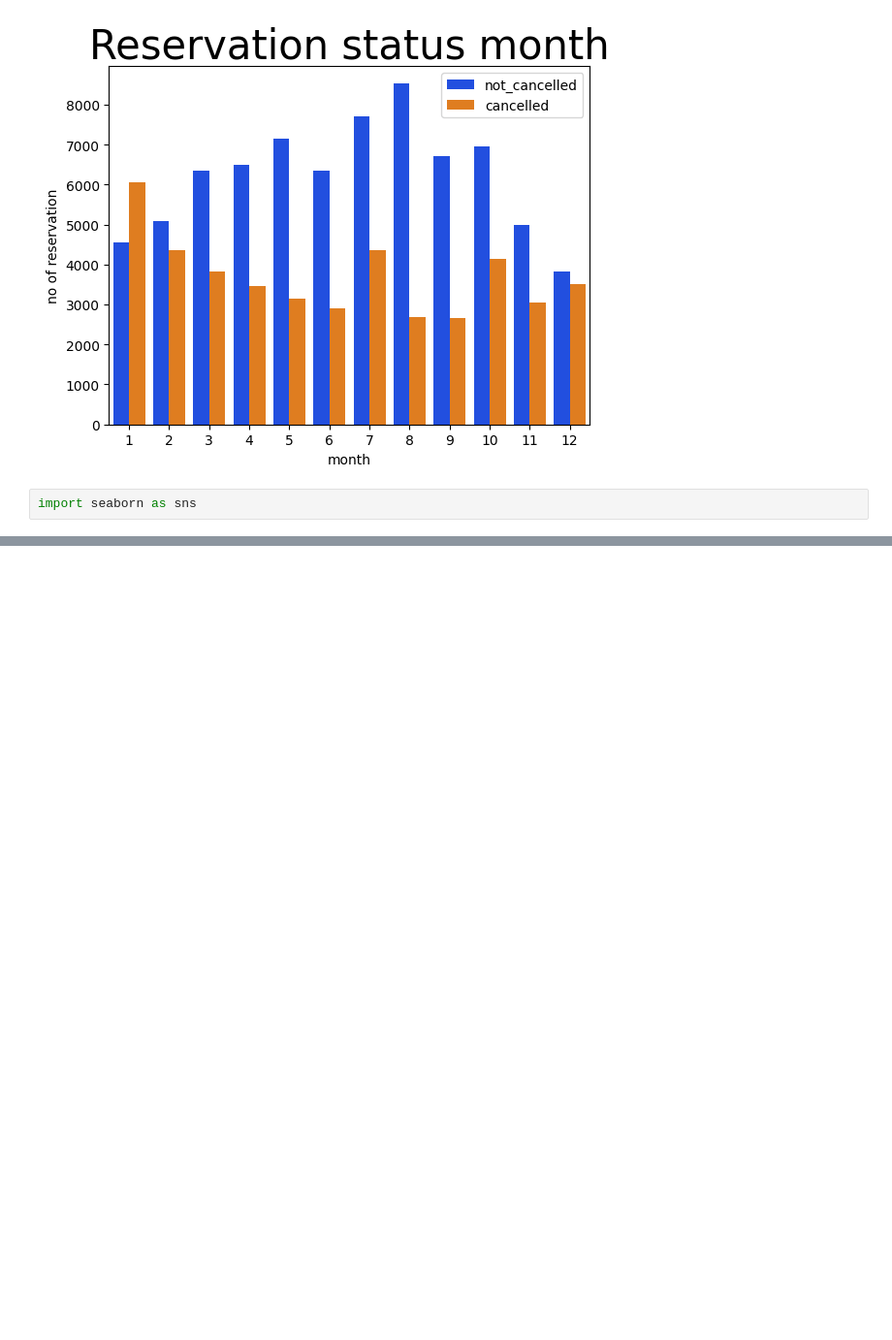
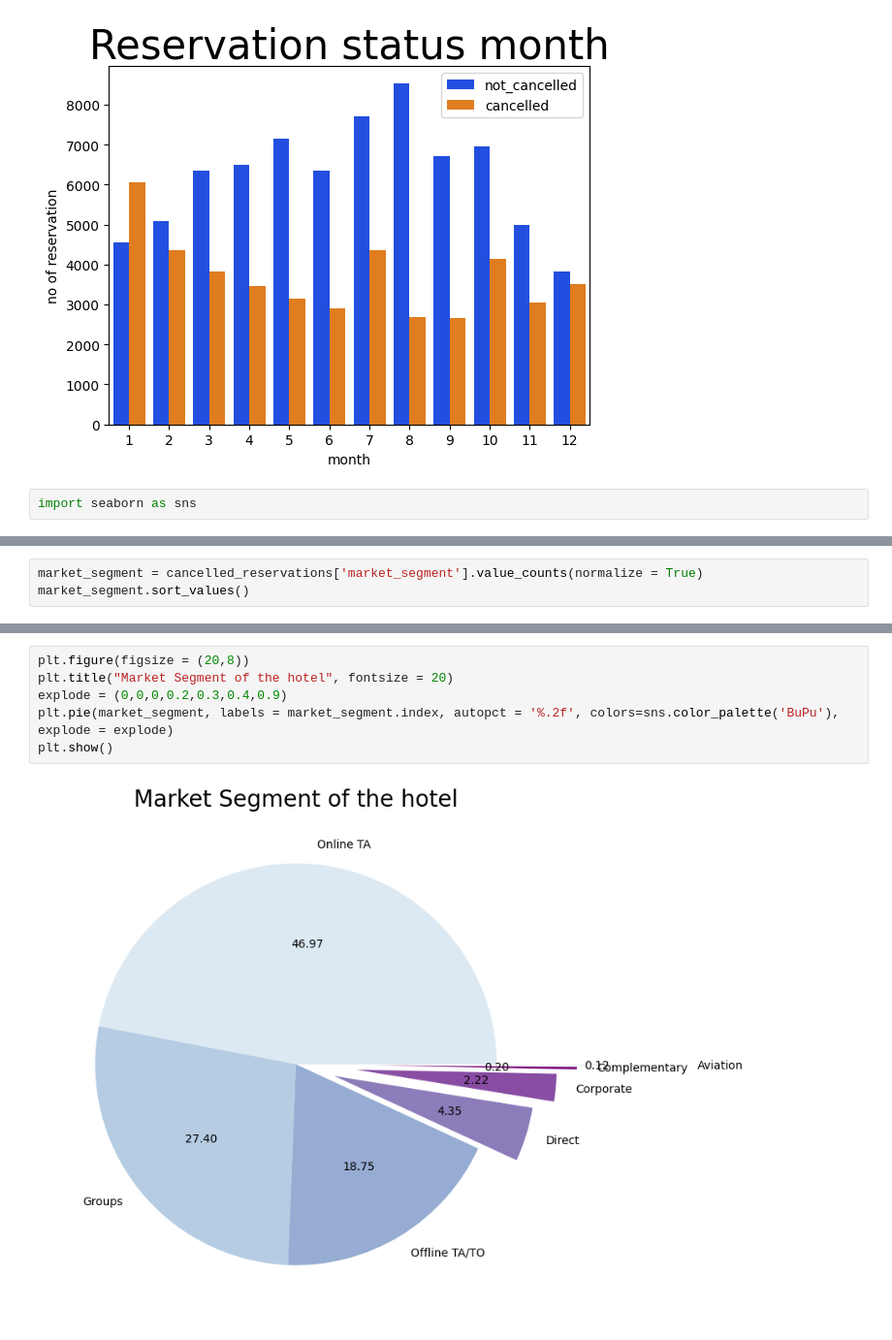
Before and after one commit to rohitingole17792/AI-based-Content-Detection-and-Text-Detection-, a Jupyter notebook: hotel_Booking.ipynb, the cells around one changed output, grey strips where cells are left out. Shown at 97% size. Cells and saved outputs as stored; diff of their text form; blank space fills up the shorter version.

```diff
--- a/hotel_Booking.ipynb
+++ b/hotel_Booking.ipynb
@@ -291,0 +325,3 @@ TypeError: ignored
+# %%
+market_segment = cancelled_reservations['market_segment'].value_counts(normalize = True)
+market_segment.sort_values()
@@ -291,0 +337,8 @@ TypeError: ignored
+# %%
+plt.figure(figsize = (20,8))
+plt.title("Market Segment of the hotel", fontsize = 20)
+explode = (0,0,0,0.2,0.3,0.4,0.9)
+plt.pie(market_segment, labels = market_segment.index, autopct = '%.2f', colors=sns.color_palette('BuPu'), explode = explode)
+plt.show()
+# %% [output]
+[figure, added]
```
Also changed, not shown: parts of 6 cells of this notebook.
